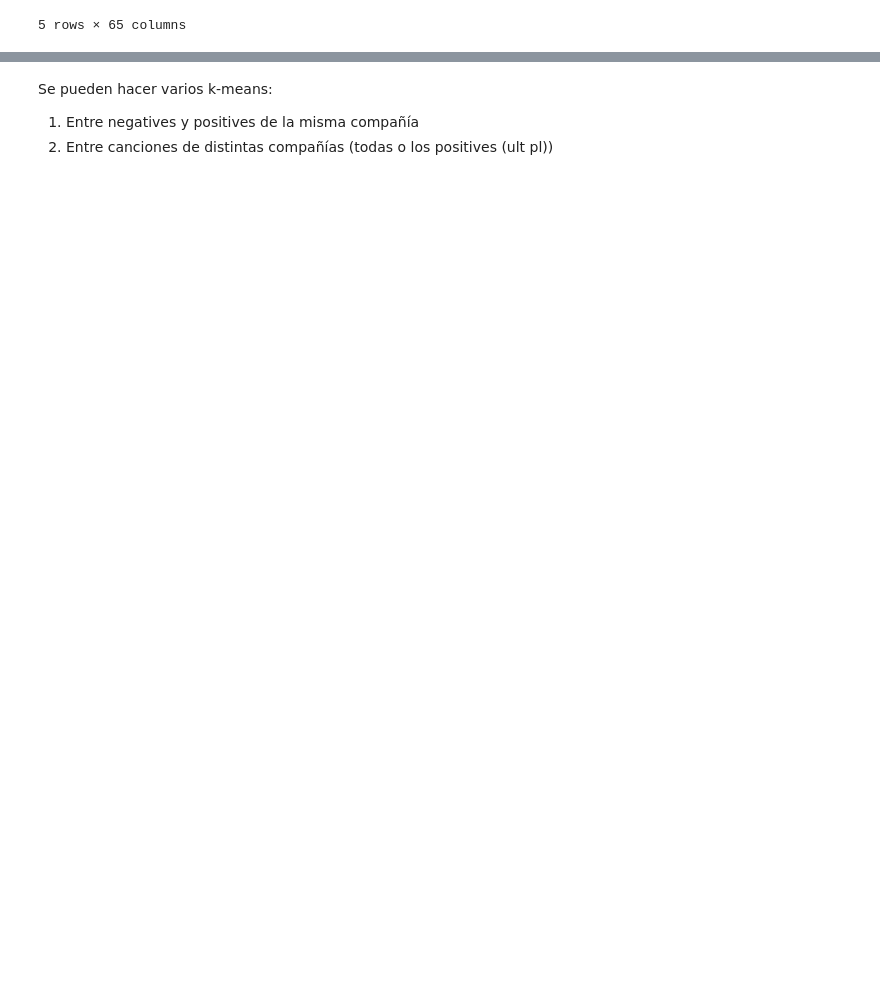
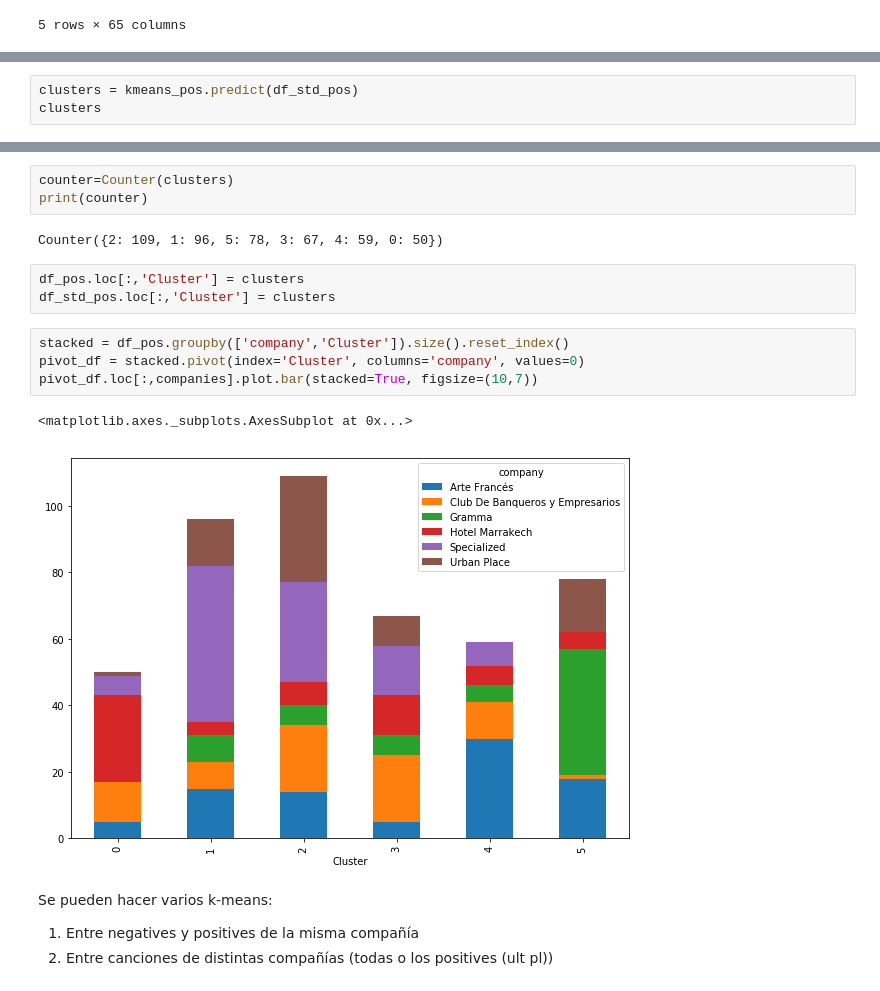
Before and after one commit to brayanrodbajo/clientan, a Jupyter notebook: analysis.ipynb, the cells around one changed output, grey strips where cells are left out. Drawn from its saved outputs; the diff is of its cells as text; blank space fills up the shorter version.

```diff
--- a/analysis.ipynb
+++ b/analysis.ipynb
@@ -386,0 +665,3 @@ pivot_df.loc[:,companies].plot.bar(stacked=True, figsize=(10,7))
+# %%
+clusters = kmeans_pos.predict(df_std_pos)
+clusters
@@ -387,3 +686,18 @@ pivot_df.loc[:,companies].plot.bar(stacked=True, figsize=(10,7))
+# %%
+counter=Counter(clusters)
+print(counter)
+# %% [output]
+Counter({2: 109, 1: 96, 5: 78, 3: 67, 4: 59, 0: 50})
+# %%
+df_pos.loc[:,'Cluster'] = clusters
+df_std_pos.loc[:,'Cluster'] = clusters
+# %%
+stacked = df_pos.groupby(['company','Cluster']).size().reset_index()
+pivot_df = stacked.pivot(index='Cluster', columns='company', values=0)
+pivot_df.loc[:,companies].plot.bar(stacked=True, figsize=(10,7))
+# %% [output]
+<matplotlib.axes._subplots.AxesSubplot at 0x...>
+[figure, added]
 # %% [markdown]
 Se pueden hacer varios k-means:
 1. Entre negatives y positives de la misma compañía
```
Also changed, not shown: parts of 28 cells of this notebook.
